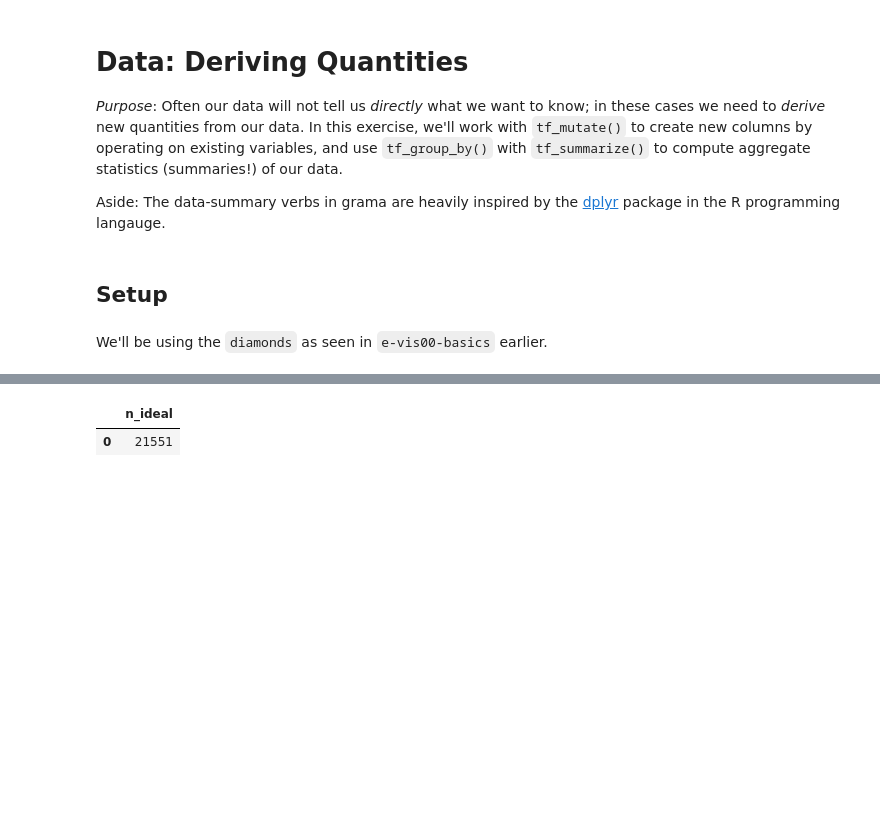
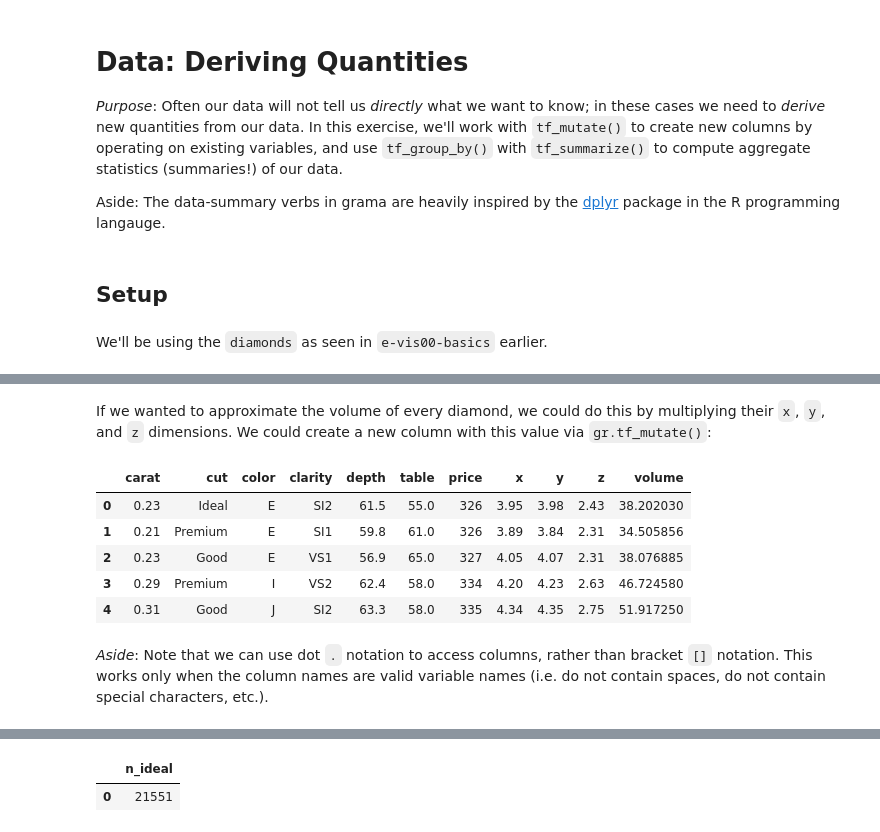
Before and after one commit to zdelrosario/evc-course, a Jupyter notebook: exercises/e-data02-derive-master.ipynb, the cells around one changed output, grey strips where cells are left out. Drawn from its saved outputs; the diff is of its cells as text; code cells hidden in the pictures; blank space fills up the shorter version.

```diff
--- a/exercises/e-data02-derive-master.ipynb
+++ b/exercises/e-data02-derive-master.ipynb
@@ -38,0 +43,18 @@ The `tf_summarize()` function in [grama](https://py-grama.readthedocs.io/en/late
+# %% [markdown]
+If we wanted to approximate the volume of every diamond, we could do this by multiplying their `x`, `y`, and `z` dimensions. We could create a new column with this value via `gr.tf_mutate()`:
+# %%
+## NOTE: No need to edit
+(
+    df_diamonds
+    >> gr.tf_mutate(volume=DF.x * DF.y * DF.z)
+    >> gr.tf_head(5)
+)
+# %% [output]
+|  | carat | cut | color | clarity | depth | table | price | x | y | z | volume |
+| 0 | 0.23 | Ideal | E | SI2 | 61.5 | 55.0 | 326 | 3.95 | 3.98 | 2.43 | 38.202030 |
+| 1 | 0.21 | Premium | E | SI1 | 59.8 | 61.0 | 326 | 3.89 | 3.84 | 2.31 | 34.505856 |
+| 2 | 0.23 | Good | E | VS1 | 56.9 | 65.0 | 327 | 4.05 | 4.07 | 2.31 | 38.076885 |
+| 3 | 0.29 | Premium | I | VS2 | 62.4 | 58.0 | 334 | 4.20 | 4.23 | 2.63 | 46.724580 |
+| 4 | 0.31 | Good | J | SI2 | 63.3 | 58.0 | 335 | 4.34 | 4.35 | 2.75 | 51.917250 |
+# %% [markdown]
+*Aside*: Note that we can use dot `.` notation to access columns, rather than bracket `[]` notation. This works only when the column names are valid variable names (i.e. do not contain spaces, do not contain special characters, etc.).
```
Also changed, not shown: parts of 49 cells of this notebook.
